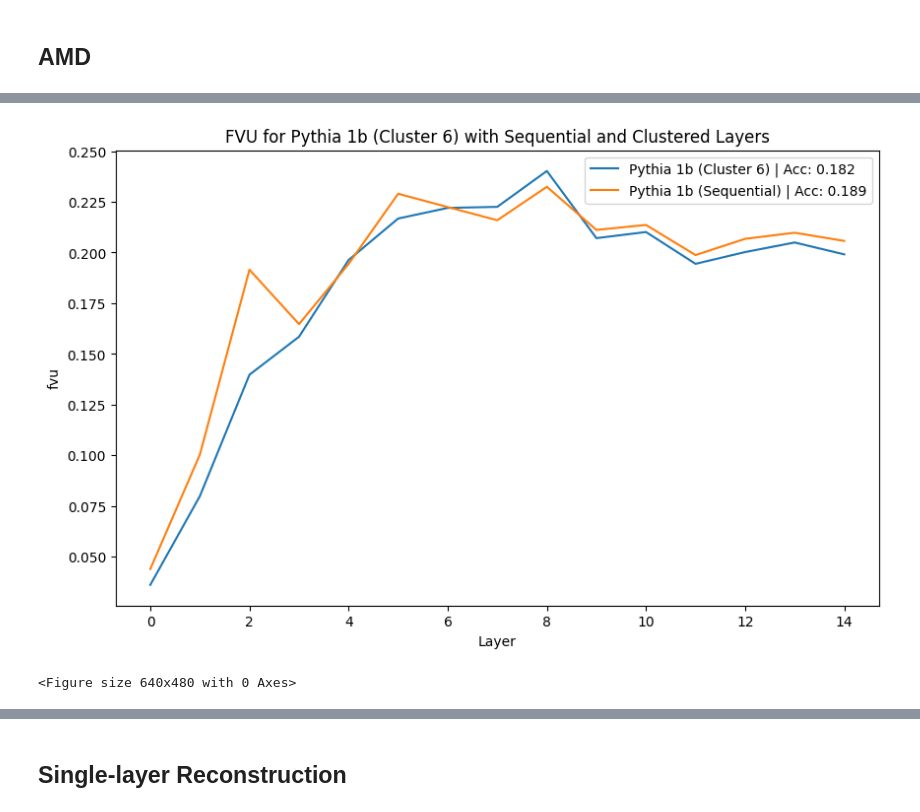
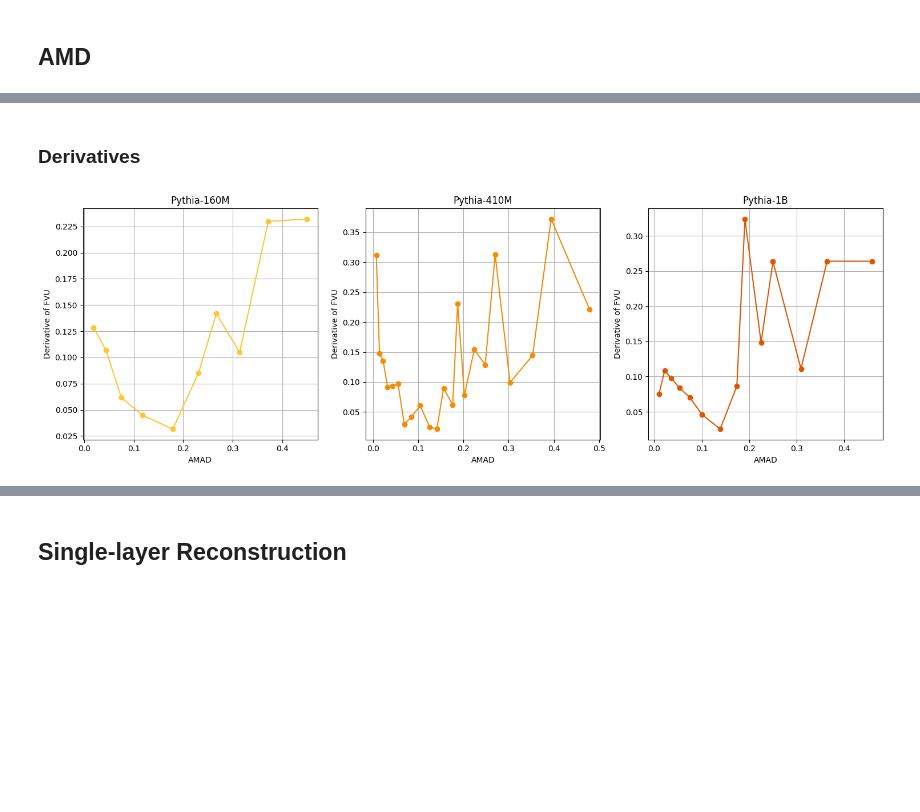
Before and after one commit to ghidav/group-sae, a Jupyter notebook: recon/analysis.ipynb, the cells around one changed output, grey strips where cells are left out. Cells and saved outputs as stored; diff of their text form; code cells hidden in the pictures; blank space fills up the shorter version.

```diff
--- a/recon/analysis.ipynb
+++ b/recon/analysis.ipynb
@@ -148,6 +148,7 @@ def load_cluster_eval(
         cluster_eval = pd.read_csv(f"../eval/pythia-{size}_cluster.csv", index_col=0)
     elif which == "sequential":
         cluster_eval = pd.read_csv(f"../eval_sequential/pythia-{size}_cluster.csv", index_col=0)
+        cluster_eval = cluster_eval.sort_values("layer")
     elif which == "random":
         cluster_eval = pd.read_csv(f"../eval_random/pythia-{size}_cluster.csv", index_col=0)
     else:
@@ -383,26 +223,48 @@ plt.tight_layout()
-# %%
-p1_g6 = p1[p1["G"] == 6]
-p1_g6_seq = p1_seq[p1_seq["G"] == 6]
-
-plt.figure(figsize=(10, 6))
-sns.lineplot(
-    data=p1_g6,
-    x="layer",
-    y="fvu",
-    label="Pythia 1b (Cluster 6) | Acc: {:.3f}".format(p1_g6["fvu"].mean()),
-)
-sns.lineplot(
-    data=p1_g6_seq,
-    x="layer",
-    y="fvu",
-    label="Pythia 1b (Sequential) | Acc: {:.3f}".format(p1_g6_seq["fvu"].mean()),
-)
-plt.title("FVU for Pythia 1b (Cluster 6) with Sequential and Clustered Layers")
-plt.xlabel("Layer")
-plt.ylabel("fvu")
-plt.legend()
-plt.show()
-plt.tight_layout()
-# %% [output]
-[figure, removed]
-<Figure size 640x480 with 0 Axes>
+# %% [markdown]
+### Derivatives
+# %%
+grouped_p160 = p160.groupby("AMAD")["fvu"].agg(["mean"]).reset_index()
+grouped_p410 = p410.groupby("AMAD")["fvu"].agg(["mean"]).reset_index()
+grouped_p1 = p1.groupby("AMAD")["fvu"].agg(["mean"]).reset_index()
+# %%
+# Ciompute derivative of the mean fvu
+deriv_p160 = (grouped_p160["mean"][1:].to_numpy() - grouped_p160["mean"][:-1].to_numpy()) / (
+    grouped_p160["AMAD"][1:].to_numpy() - grouped_p160["AMAD"][:-1].to_numpy()
+)
+deriv_p410 = (grouped_p410["mean"][1:].to_numpy() - grouped_p410["mean"][:-1].to_numpy()) / (
+    grouped_p410["AMAD"][1:].to_numpy() - grouped_p410["AMAD"][:-1].to_numpy()
+)
+deriv_p1 = (grouped_p1["mean"][1:].to_numpy() - grouped_p1["mean"][:-1].to_numpy()) / (
+    grouped_p1["AMAD"][1:].to_numpy() - grouped_p1["AMAD"][:-1].to_numpy()
+)
+# %%
+fig, axes = plt.subplots(1, 3, figsize=(15, 5))
+axes[0].plot(
+    grouped_p160["AMAD"][1:],
+    deriv_p160,
+    marker="o",
+    color=palette[0],
+)
+axes[1].plot(
+    grouped_p410["AMAD"][1:],
+    deriv_p410,
+    marker="o",
+    color=palette[1],
+)
+axes[2].plot(
+    grouped_p1["AMAD"][1:],
+    deriv_p1,
+    marker="o",
+    color=palette[2],
+)
+axes[0].set_title("Pythia-160M")
+axes[1].set_title("Pythia-410M")
+axes[2].set_title("Pythia-1B")
+for ax in axes:
+    ax.set_xlabel("AMAD")
+    ax.set_ylabel("Derivative of FVU")
+    ax.grid(True)
+plt.tight_layout()
+plt.show()
+# %% [output]
+[figure, added]
```
Also changed, not shown: parts of 46 cells of this notebook, 5 other files.
